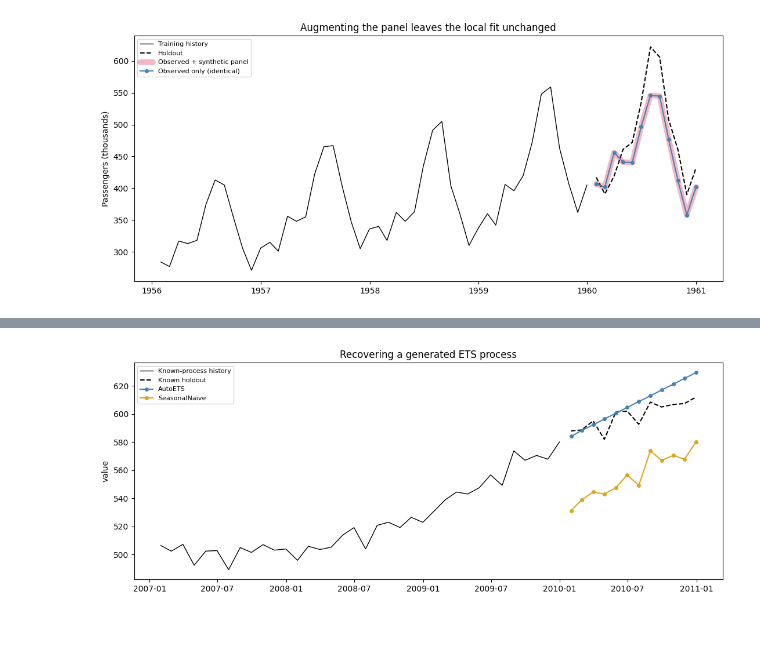
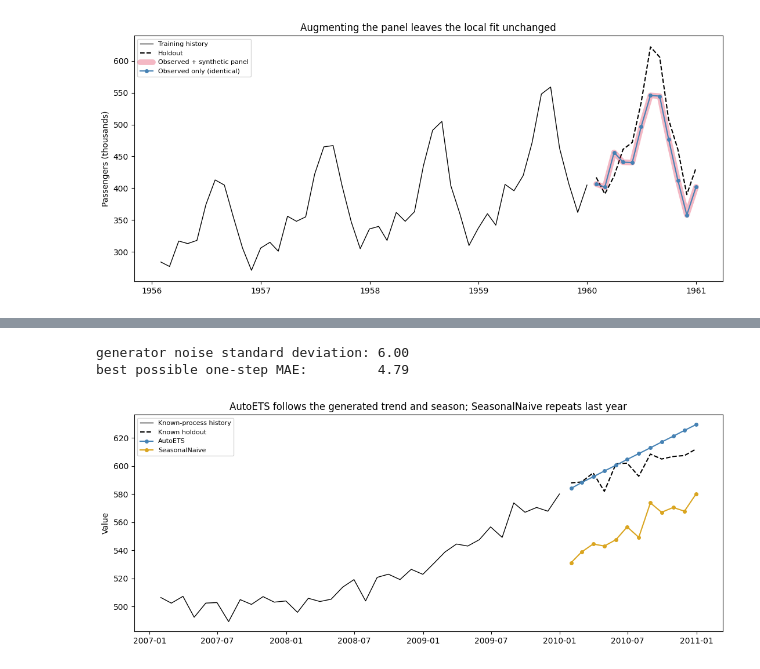
Before and after one commit to Nixtla/synforecast, a Jupyter notebook: nbs/docs/integrations/statsforecast.ipynb, the cells around one changed output, grey strips where cells are left out. Drawn from its saved outputs; the diff is of its cells as text; code cells hidden in the pictures; blank space fills up the shorter version.

```diff
--- a/nbs/docs/integrations/statsforecast.ipynb
+++ b/nbs/docs/integrations/statsforecast.ipynb
@@ -221,21 +223,31 @@ pd.concat(
+# %%
+best_one_step_mae = NOISE_STD * np.sqrt(2 / np.pi)
+print(f"generator noise standard deviation: {NOISE_STD:.2f}")
+print(f"best possible one-step MAE:         {best_one_step_mae:.2f}")
+# %% [output]
+generator noise standard deviation: 6.00
+best possible one-step MAE:         4.79
 # %%
 example_id = known_panel["unique_id"].iloc[0]
 example_history = known_train_df.loc[known_train_df["unique_id"] == example_id].tail(36)
 example_holdout = known_test_df.loc[known_test_df["unique_id"] == example_id]
 example_forecast = known_forecast.loc[known_forecast["unique_id"] == example_id]
 
 fig, ax = plt.subplots(figsize=(11, 4.5))
 ax.plot(example_history["ds"], example_history["y"], color="black", linewidth=1,
         label="Known-process history")
 ax.plot(example_holdout["ds"], example_holdout["y"], color="black", linestyle="--",
         label="Known holdout")
 ax.plot(example_forecast["ds"], example_forecast["AutoETS"], color="steelblue",
         marker="o", markersize=4, label="AutoETS")
 ax.plot(example_forecast["ds"], example_forecast["SeasonalNaive"], color="goldenrod",
         marker="o", markersize=4, label="SeasonalNaive")
-ax.set(title="Recovering a generated ETS process", ylabel="value")
+ax.set(
+    title="AutoETS follows the generated trend and season; SeasonalNaive repeats last year",
+    ylabel="Value",
+)
 ax.legend(fontsize=8)
 fig.tight_layout()
 # %% [output]
-[figure, old version]
+[figure, new version]
 # %% [markdown]
```
Also changed, not shown: parts of 14 cells of this notebook.
